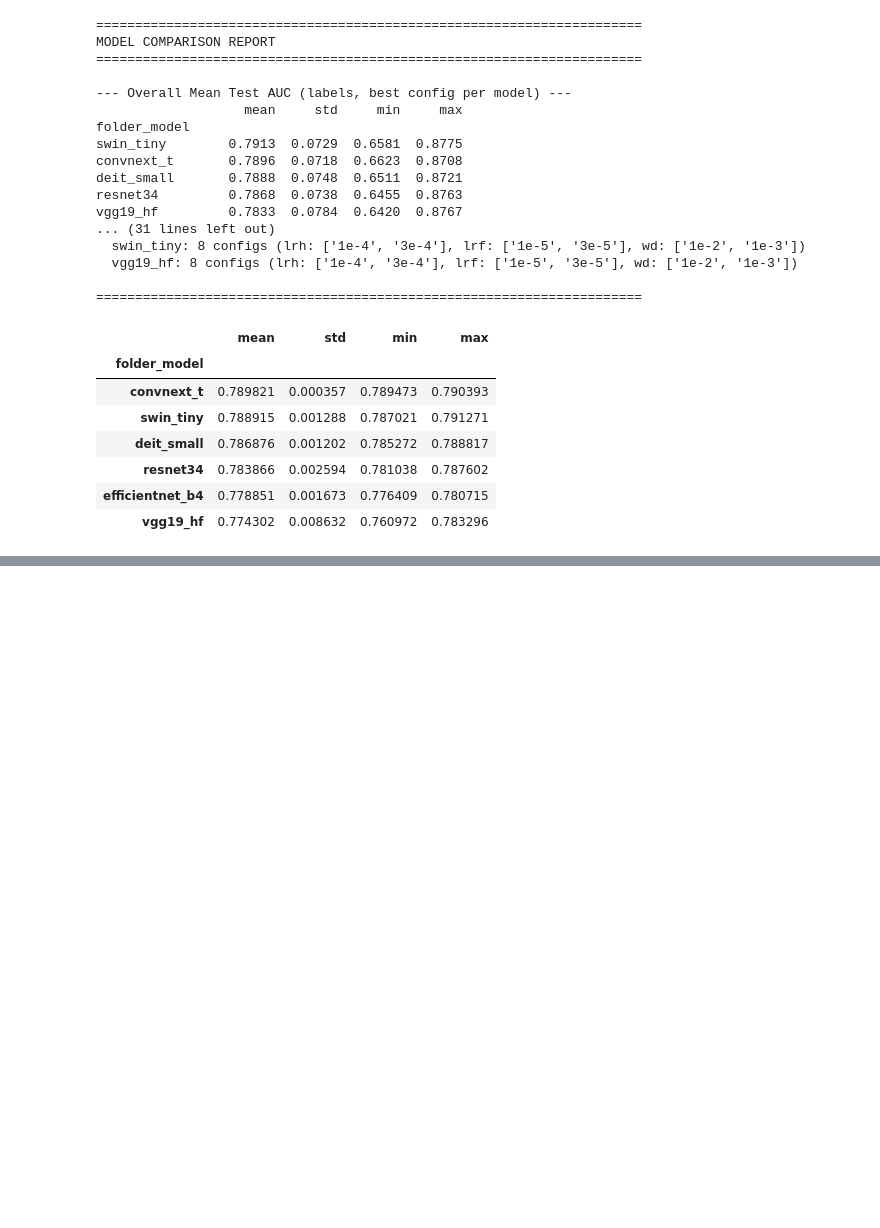
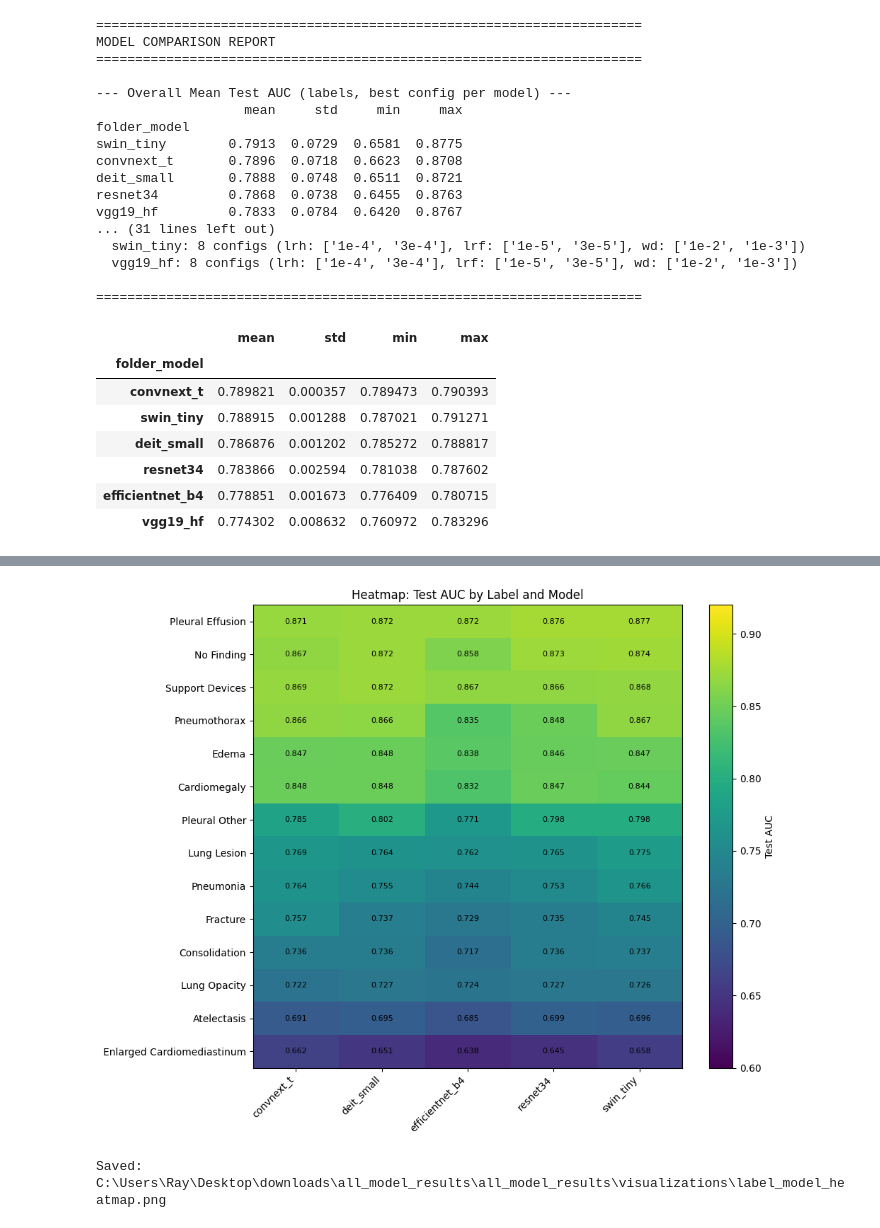
Before and after one commit to L0uisPham/CS5130-Project, a Jupyter notebook: Ray_Models_Check.ipynb, the cells around one changed output, grey strips where cells are left out. Drawn from its saved outputs; the diff is of its cells as text; code cells hidden in the pictures; blank space fills up the shorter version.

Commit message:
additional visualizations

```diff
--- a/Ray_Models_Check.ipynb
+++ b/Ray_Models_Check.ipynb
@@ -883,0 +970,47 @@ display(config_stability)
+# %%
+def plot_label_model_heatmap(test_best_df: pd.DataFrame, output_dir: Path):
+    plot_df = test_best_df[
+        (test_best_df["group_type"] == "label") &
+        (test_best_df["folder_model"] != "vgg19_hf")
+    ].copy()
+
+    if plot_df.empty:
+        print("No label rows available.")
+        return
+
+    heatmap_df = plot_df.pivot_table(
+        index="group_name",
+        columns="folder_model",
+        values="auc",
+        aggfunc="mean"
+    )
+
+    heatmap_df["__mean__"] = heatmap_df.mean(axis=1)
+    heatmap_df = heatmap_df.sort_values("__mean__", ascending=False).drop(columns="__mean__")
+
+    desired_order = ["convnext_t", "deit_small", "efficientnet_b4", "resnet34", "swin_tiny"]
+    heatmap_df = heatmap_df[[c for c in desired_order if c in heatmap_df.columns]]
+
+    plt.figure(figsize=(10, 8))
+    plt.imshow(heatmap_df.values, aspect="auto", vmin=0.60, vmax=0.92)
+    plt.xticks(range(len(heatmap_df.columns)), heatmap_df.columns, rotation=45, ha="right")
+    plt.yticks(range(len(heatmap_df.index)), heatmap_df.index)
+    plt.colorbar(label="Test AUC")
+    plt.title("Heatmap: Test AUC by Label and Model")
+
+    for i in range(len(heatmap_df.index)):
+        for j in range(len(heatmap_df.columns)):
+            val = heatmap_df.iloc[i, j]
+            plt.text(j, i, f"{val:.3f}", ha="center", va="center", fontsize=8, color="black")
+
+    plt.tight_layout()
+    out = output_dir / "label_model_heatmap.png"
+    plt.savefig(out, dpi=150, bbox_inches="tight")
+    plt.show()
+    plt.close()
+    print("Saved:", out)
+
+plot_label_model_heatmap(test_best, OUTPUT_DIR)
+# %% [output]
+[figure, added]
+Saved: C:\Users\Ray\Desktop\downloads\all_model_results\all_model_results\visualizations\label_model_heatmap.png
```
Also changed, not shown: parts of 4 cells of this notebook.
